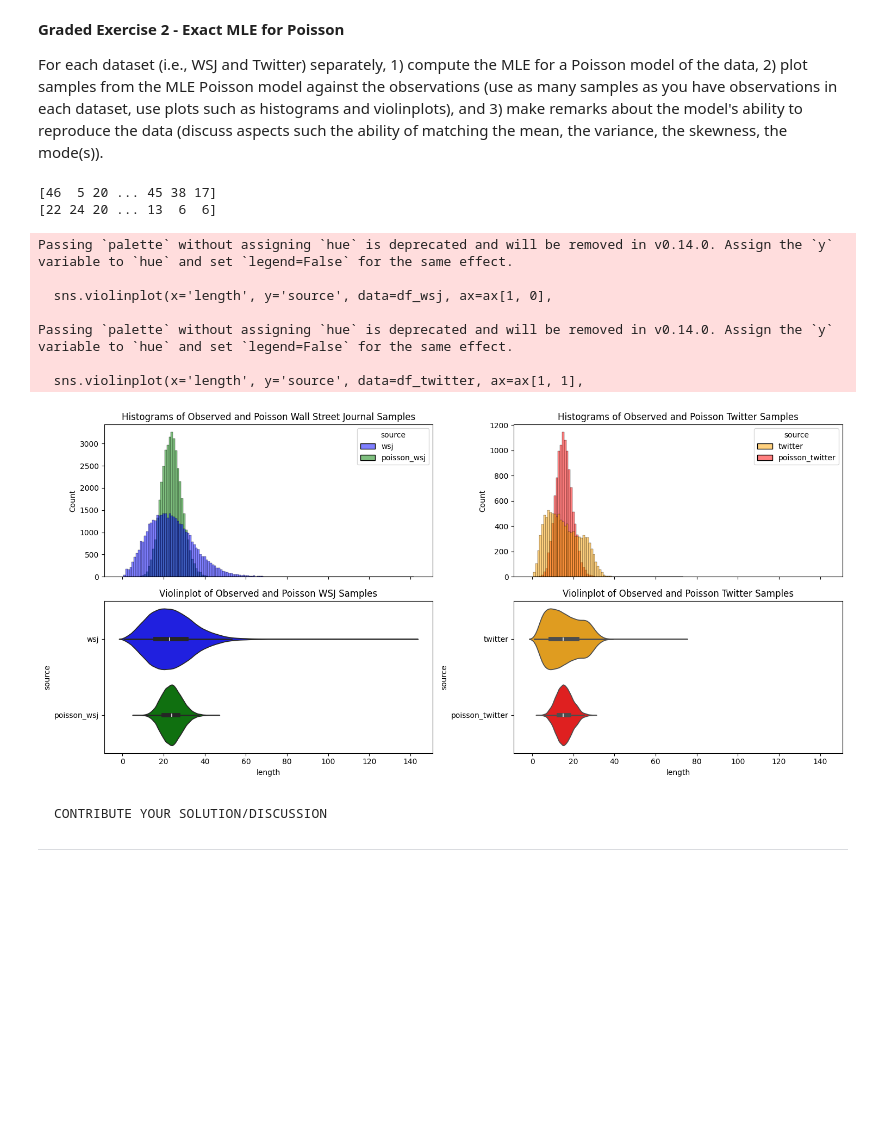
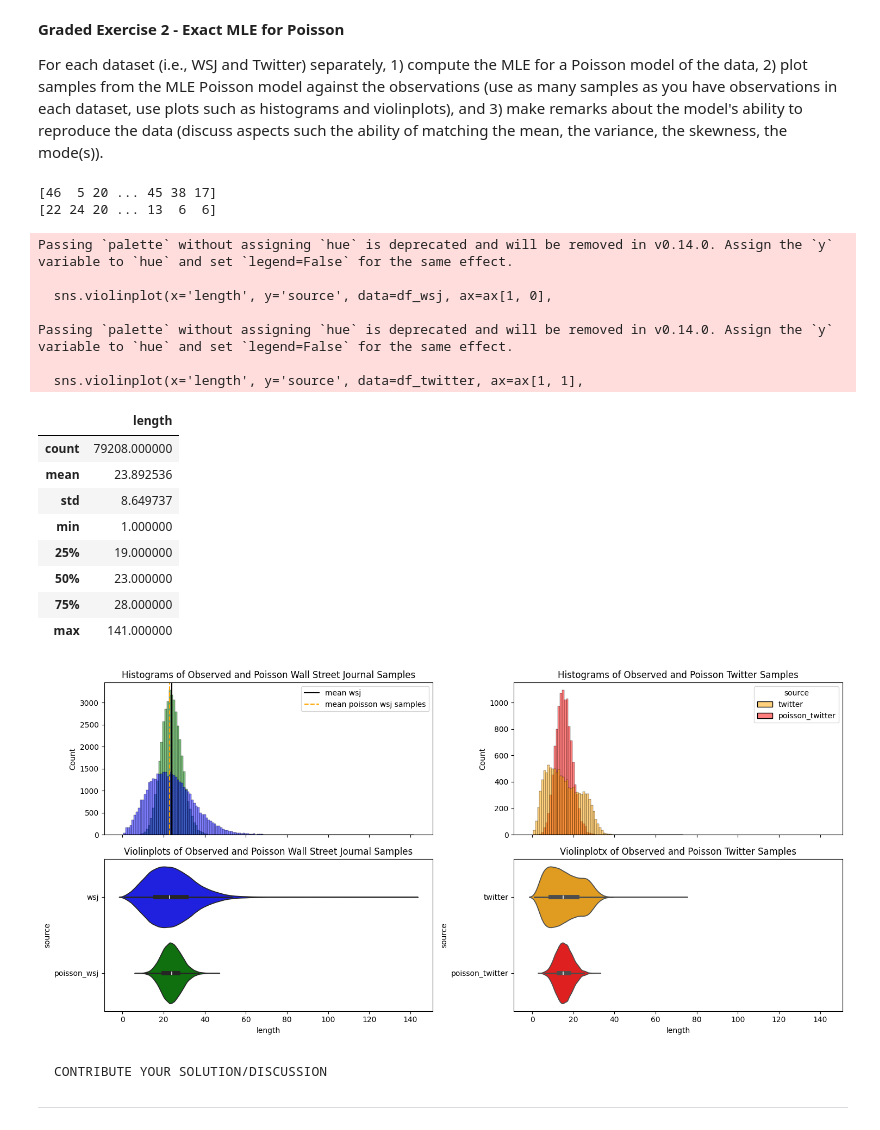
Before and after one commit to xsznr/NTMI, a Jupyter notebook: T1.ipynb, the cells around one changed output. Cells and saved outputs as stored; diff of their text form; code cells hidden in the pictures; blank space fills up the shorter version.

```diff
--- a/T1.ipynb
+++ b/T1.ipynb
@@ -1096,16 +1096,16 @@ For each dataset (i.e., WSJ and Twitter) separately, 1) compute the MLE for a Po
 # %%
 # CONTRIBUTE YOUR SOLUTION/CODE
 
+# For each dataset (i.e., WSJ and Twitter) separately
 print(wsj_lens)
 print(twitter_lens)
 
-#1)
+#1) compute the MLE for a Poisson model of the data
 mle_wsj = np.sum(wsj_lens) / len(wsj_lens)
 mle_twitter = np.sum(twitter_lens) / len(twitter_lens)
 
-#2)
-#total_wsj_samples = len(wsj_lens)
-#total_twitter_samples = len(twitter_lens)
+#2) plot samples from the MLE Poisson model against the observations
+# (use as many samples as you have observations in each dataset, use plots such as histograms and violinplots)
 
 poisson_wsj_samples = st.poisson(mle_wsj).rvs(len(wsj_lens))
 poisson_twitter_samples = st.poisson(mle_twitter).rvs(len(twitter_lens))
@@ -1129,37 +1129,61 @@ fig, ax = plt.subplots(2, 2, sharex=True, figsize=(15, 7))
 sns.histplot(x='length', hue='source', discrete=True, data=df_wsj, ax=ax[0, 0],
              common_bins=True,
              #bins='auto',
              palette={'wsj': 'blue', 'poisson_wsj': 'green'})
 ax[0, 0].set_title('Histograms of Observed and Poisson Wall Street Journal Samples')
 
+ax[0, 0].axvline(np.mean(wsj_lens), c='black', label='mean wsj')
+ax[0, 0].axvline(np.median(wsj_lens), c='orange', linestyle='dashed', label='mean poisson wsj samples')
+
 sns.histplot(x='length', hue='source', discrete=True, data=df_twitter, ax=ax[0, 1],
              common_bins=True,
              #bins='auto',
              palette={'twitter': 'orange', 'poisson_twitter': 'red'})
 ax[0, 1].set_title('Histograms of Observed and Poisson Twitter Samples')
 
+#plt.axvline(np.mean(twitter_lens), c='pink', label='mean twitter')
+#plt.axvline(np.median(twitter_lens), c='green', linestyle='dashed', label='median twitter')
+
 sns.violinplot(x='length', y='source', data=df_wsj, ax=ax[1, 0],
                palette={'wsj': 'blue', 'poisson_wsj': 'green'})
-ax[1, 0].set_title('Violinplot of Observed and Poisson WSJ Samples')
+ax[1, 0].set_title('Violinplots of Observed and Poisson Wall Street Journal Samples')
 
 sns.violinplot(x='length', y='source', data=df_twitter, ax=ax[1, 1],
                palette={'twitter': 'orange', 'poisson_twitter': 'red'})
-ax[1, 1].set_title('Violinplot of Observed and Poisson Twitter Samples')
+ax[1, 1].set_title('Violinplotx of Observed and Poisson Twitter Samples')
 
 fig.tight_layout(w_pad=1, h_pad=1)
 
-#3)
+ax[0, 0].legend()
+
+# 3) make remarks about the model's ability to reproduce the data (discuss aspects such the ability of matching the mean, the variance, the skewness, the mode(s)).
+#print(wsj_lens)
+df_wsj.describe()
+
+#print(twitter_lens)
+#df_twitter.describe()
+
+#The Poisson model for both datasets can
 # %% [output]
 [46  5 20 ... 45 38 17]
 [22 24 20 ... 13  6  6]
 Passing `palette` without assigning `hue` is deprecated and will be removed in v0.14.0. Assign the `y` variable to `hue` and set `legend=False` for the same effect.
 
   sns.violinplot(x='length', y='source', data=df_wsj, ax=ax[1, 0],
 
 Passing `palette` without assigning `hue` is deprecated and will be removed in v0.14.0. Assign the `y` variable to `hue` and set `legend=False` for the same effect.
 
   sns.violinplot(x='length', y='source', data=df_twitter, ax=ax[1, 1],
+|  | length |
+| count | 79208.000000 |
+| mean | 23.892536 |
+| std | 8.649737 |
+| min | 1.000000 |
+| 25% | 19.000000 |
+| 50% | 23.000000 |
+| 75% | 28.000000 |
+| max | 141.000000 |
-[figure, old version]
+[figure, new version]
 # %% [markdown]
 	CONTRIBUTE YOUR SOLUTION/DISCUSSION
 
```
Also changed, not shown: parts of 7 cells of this notebook.
